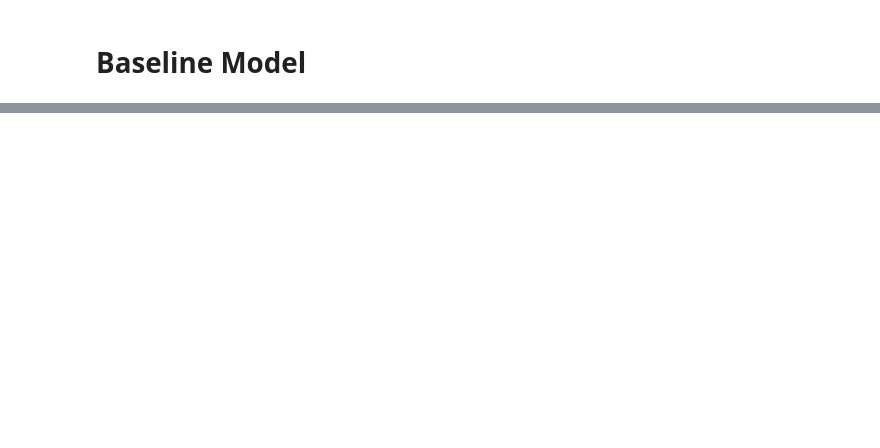
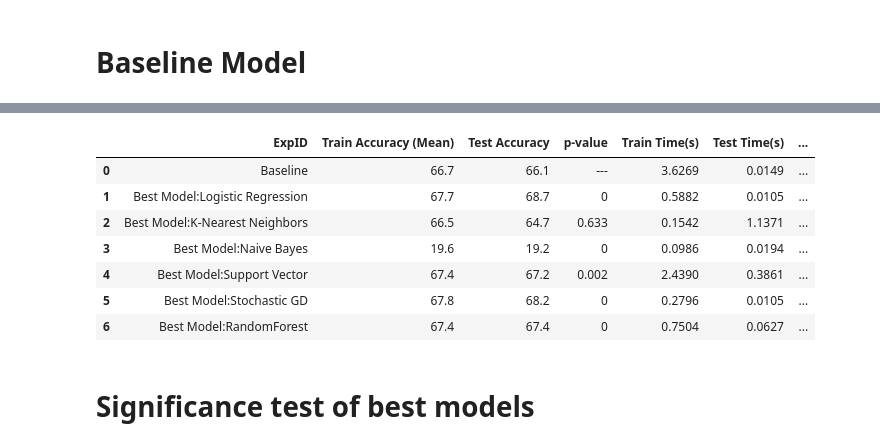
Before and after one commit to manikagita/AML-, a Jupyter notebook: CostaRicaPovertyLevelPrediction.ipynb, the cells around one changed output, grey strips where cells are left out. Saved outputs shown, nothing was run; the diff lists cells and outputs as text; code cells hidden in the pictures; blank space fills up the shorter version.

Commit message:
Completed Models

```diff
--- a/CostaRicaPovertyLevelPrediction.ipynb
+++ b/CostaRicaPovertyLevelPrediction.ipynb
@@ -1297,2 +1426,8 @@ NameError: name 'scorer' is not defined
+# %%
+# Union the transformed, scaled numeric and categorical features.
+full_pipeline = FeatureUnion(transformer_list=[
+        ("num_pipeline", num_pipeline),
+        ("cat_pipeline", cat_pipeline),
+    ])
 # %% [markdown]
 # Baseline Model
@@ -1351,0 +1434,8 @@ NameError: name 'scorer' is not defined
+# %%
+# use full pipeline above to build full pipeline with predictor
+from sklearn.feature_selection import SelectKBest
+full_pipeline_with_predictor = Pipeline([
+        ("preparation", full_pipeline),
+        ("feat", SelectKBest(k=20)),
+        ("lr", LogisticRegression())
+    ])
@@ -1351,0 +1446,18 @@ NameError: name 'scorer' is not defined
+# %%
+start = time()
+full_pipeline_with_predictor.fit(X_train, y_train)
+
+# Time and score training predictions
+cv = ShuffleSplit(n_splits=30, test_size=0.3, random_state=0)
+logit_scores = cross_val_score(full_pipeline_with_predictor, X_train, y_train, cv=cv)
+logit_score_train = logit_scores.mean()
+train_time = np.round(time() - start, 4)
+
+# Time and score test predictions
+start = time()
+logit_score_test  = full_pipeline_with_predictor.score(X_test, y_test)
+test_time = np.round(time() - start, 4)
+# %%
+results.loc[len(results)] = ["Baseline", pct(logit_score_train), pct(logit_score_test),
+                  "---", train_time, test_time, "Untuned LogisticRegression"]
+results
@@ -1351,0 +1657,13 @@ NameError: name 'scorer' is not defined
+# %%
+results
+# %% [output]
+|  | ExpID | Train Accuracy (Mean) | Test Accuracy | p-value | Train Time(s) | Test Time(s) | ... |
+| 0 | Baseline | 66.7 | 66.1 | --- | 3.6269 | 0.0149 | ... |
+| 1 | Best Model:Logistic Regression | 67.7 | 68.7 | 0 | 0.5882 | 0.0105 | ... |
+| 2 | Best Model:K-Nearest Neighbors | 66.5 | 64.7 | 0.633 | 0.1542 | 1.1371 | ... |
+| 3 | Best Model:Naive Bayes | 19.6 | 19.2 | 0 | 0.0986 | 0.0194 | ... |
+| 4 | Best Model:Support Vector | 67.4 | 67.2 | 0.002 | 2.4390 | 0.3861 | ... |
+| 5 | Best Model:Stochastic GD | 67.8 | 68.2 | 0 | 0.2796 | 0.0105 | ... |
+| 6 | Best Model:RandomForest | 67.4 | 67.4 | 0 | 0.7504 | 0.0627 | ... |
+# %% [markdown]
+# Significance test of best models
```
Also changed, not shown: parts of 104 cells of this notebook, 1 other file.
